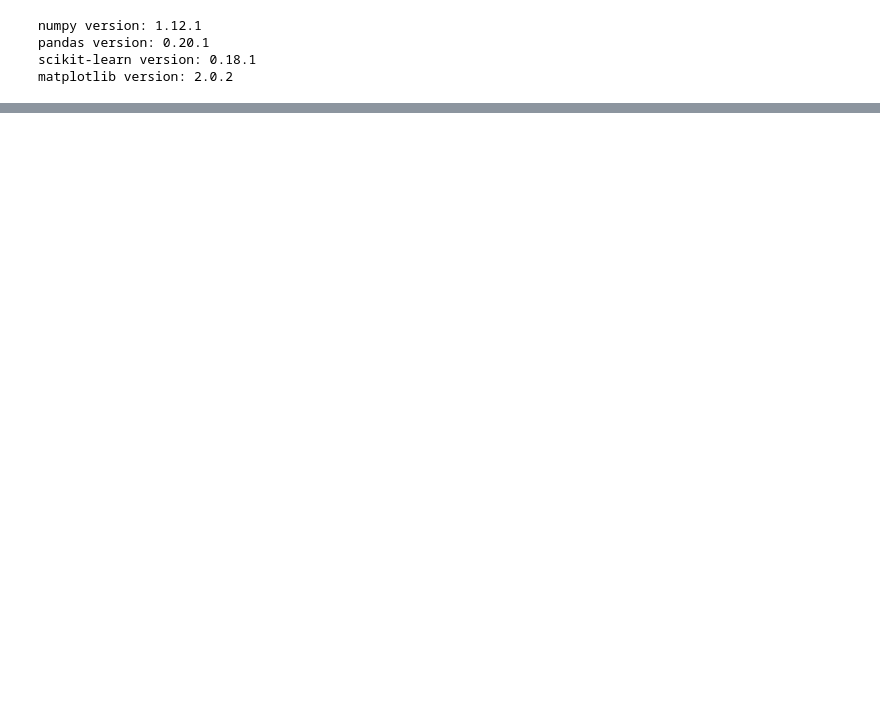
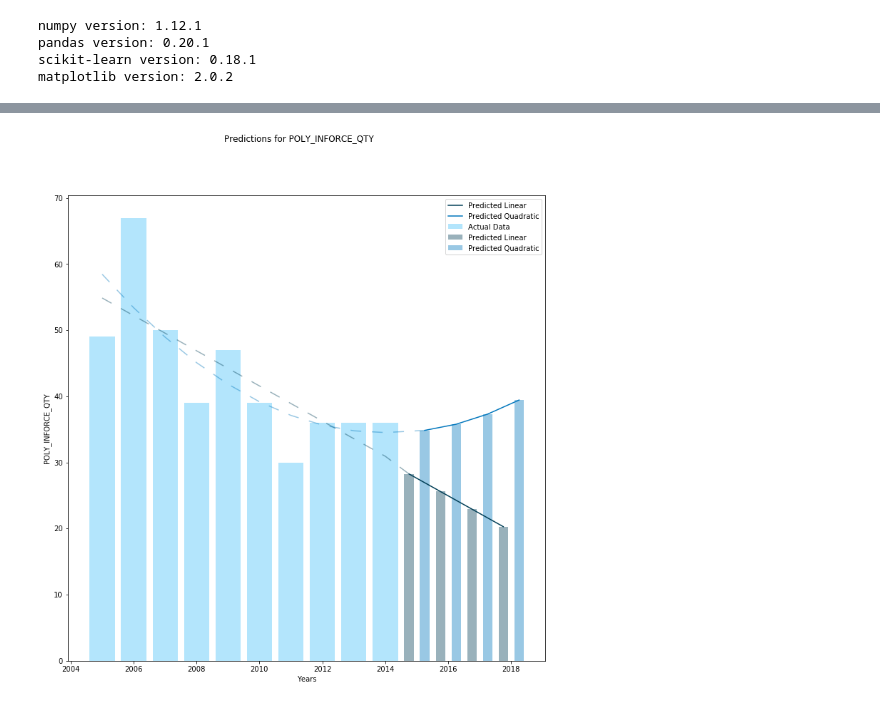
Before and after one commit to MKet/ADS3_Project, a Jupyter notebook: Untitled.ipynb, the cells around one changed output, grey strips where cells are left out. Cells and saved outputs as stored; diff of their text form; code cells hidden in the pictures; blank space fills up the shorter version.

Commit message:
Added Predictions and NaN method

```diff
--- a/Untitled.ipynb
+++ b/Untitled.ipynb
@@ -12,6 +12,8 @@ print('scikit-learn version:', sk.__version__)
 print('matplotlib version:', matplotlib.__version__)
 
 %matplotlib inline
+
+colors = ["#B3E5FC","#81D4FA", "#4FC3F7", "#29B6F6","#03A9F4", "#039BE5", "#0288D1", "#0277BD", "#01579B", "#004E8C", "#003e56"]
 # %% [output]
 numpy version: 1.12.1
 pandas version: 0.20.1
@@ -79,0 +88,61 @@ plt.show()
+# %%
+#ext = interpolate.interp1d(years, plotdata, fill_value = "extrapolate")
+def extrapolatePlot(data, years):
+    plt.figure(1, figsize=(12,12))
+    plotname = data.name
+    plt.suptitle("Predictions for " +plotname)
+    plt.bar(range(years[0], years[len(years)-1]+1), data, label="Actual Data", color=colors[0])
+    z = np.polyfit(range(years[0], years[len(years)-1]+1), data, 1)
+    ext = np.poly1d(z)
+    prevdata = data.iloc[-1]
+    extrapolatedlin = []
+    extrayears = []
+    for i in range(0, len(list(range(years[0],2019))) - len(data)):
+        extrapolatedlin.append(ext(2018 - i))
+        extrayears.append(2018 -i - 0.25)
+    plt.figure(1)
+    plt.bar(extrayears, extrapolatedlin, label="Predicted Linear", color=colors[len(colors)-1], width=0.30, alpha=0.4)
+    plt.plot(extrayears, extrapolatedlin, label="Predicted Linear", color=colors[len(colors)-1])
+    trendline = []
+    for year in years:
+        trendline.append(ext(year))
+    trendlineyears = years.copy()
+    trendlineyears.append(extrayears[len(extrayears)-1])
+    trendline.append(extrapolatedlin[len(extrapolatedlin)-1])
+    plt.plot(trendlineyears, trendline, linestyle="-", color=colors[len(colors)-1], alpha=0.4,dashes=[10,10])
+    z = np.polyfit(range(years[0], years[len(years)-1]+1), data, 2)
+    ext = np.poly1d(z)
+    prevdata = data.iloc[-1]
+    extrapolatedlin = []
+    extrayears = []
+    for i in range(0, len(list(range(years[0],2019))) - len(data)):
+        extrapolatedlin.append(ext(2018 - i))
+        extrayears.append(2018 -i + 0.25)
+    plt.figure(1)
+    plt.bar(extrayears, extrapolatedlin, label="Predicted Quadratic", color=colors[len(colors)-4], width=0.30, alpha=0.4)
+    plt.plot(extrayears, extrapolatedlin, label="Predicted Quadratic", color=colors[len(colors)-4])
+    trendline = []
+    for year in years:
+        trendline.append(ext(year))
+    trendline.append(extrapolatedlin[len(extrapolatedlin)-1])
+    trendlineyears = years.copy()
+    trendlineyears.append(extrayears[len(extrayears)-1])
+    plt.plot(trendlineyears, trendline, linestyle='-', color=colors[len(colors)-4], alpha=0.4, dashes=[10,10])
+    plt.figure(1)
+    plt.xlabel("Years")
+    plt.ylabel(plotname)
+    plt.legend()
+
+
+
+yearlist = list(range(2005, 2016))
+# print(plotdata[1:])
+# print(yearlist[1:])
+extrapolatePlot(plotdata[:len(yearlist)-1], yearlist[:len(yearlist)-1])
+#Beide modellen mogen gebruikt worden als hier de juiste uitleg bij gegeven is.
+#Uitvinden welk getal linear en kwadratisch is en deze beide laten zien in een vakje.
+#Met subplots beide predictions over elkaar zetten.
+#VEROORLOVING GEVEN IS OOK GOED ALS ALLES FOUT GAAT.
+#Graphs uitleggen in het rapport.
+# %% [output]
+[figure, added]
```
Also changed, not shown: parts of 6 cells of this notebook.
